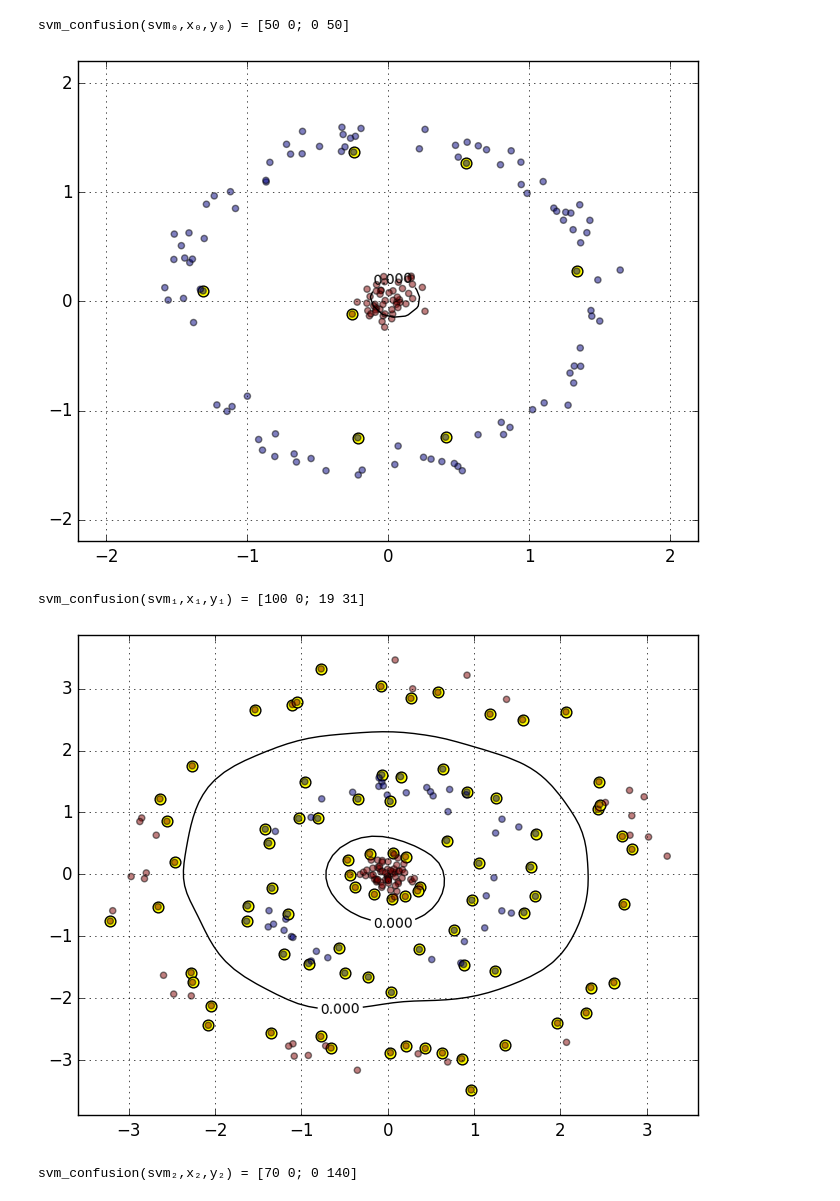
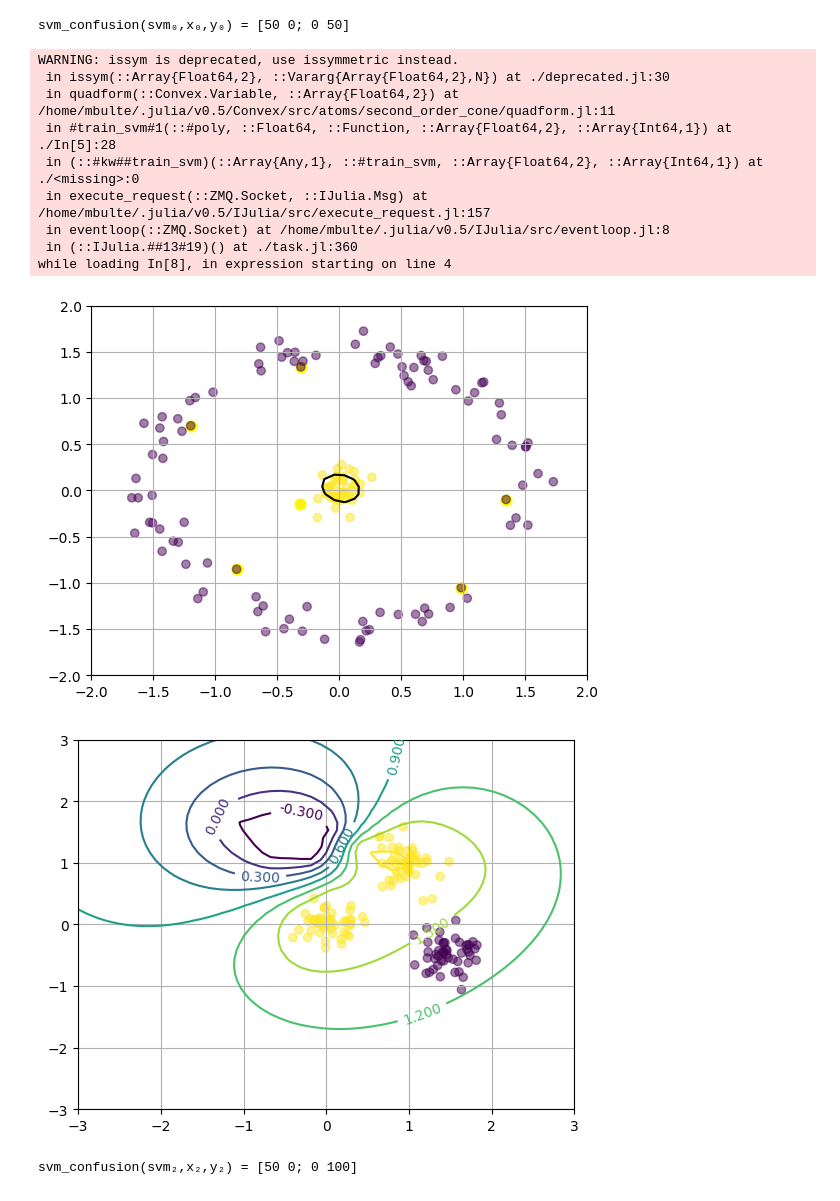
Before and after one commit to matthieubulte/proseminar-svm, a Jupyter notebook: svm.ipynb, the cells around one changed output. Saved outputs shown, nothing was run; the diff lists cells and outputs as text; code cells hidden in the pictures.

Commit message:
Add graphics, add more text about similarities/rbf/cosine

```diff
--- a/svm.ipynb
+++ b/svm.ipynb
@@ -54,5 +57,29 @@ function three_cocentric()
     y = repeat([1; -1; 1], inner=70)
     x, y
 end
+
+function three_clouds()
+    x = zeros(150, 2)
+    cloud!([0 0], x,   0, 50, Normal(0, 0.2))
+    cloud!([1 1], x,  50, 50, Normal(0, 0.2))
+    cloud!([1.5 1], x, 100, 50, Normal(0, 0.2))
+
+    y = repeat([1; 1; -1], inner=50)
+    x, y
+end
 # %% [output]
 three_cocentric (generic function with 1 method)
+# %%
+function three_clouds()
+    x = zeros(150, 2)
+    cloud!([0 0], x,   0, 50, Normal(0, 0.2))
+    cloud!([1 1], x,  50, 50, Normal(0, 0.2))
+    cloud!([1.5 -.5], x, 100, 50, Normal(0, 0.2))
+
+    y = repeat([1; 1; -1], inner=50)
+    x, y
+end
+
+
+x,y=three_clouds()
+scatter(x[:,1], x[:,2],c=y)
@@ -179,7 +210,7 @@ function svm_show_contour(svm :: SVM, xrange, yrange)
 
     zgrid = reshape(z, N, N)
 
-    cs = contour(xgrid, ygrid, zgrid, colors="black", levels=[0])
+    cs = contour(xgrid, ygrid, zgrid)
     clabel(cs, inline=1, fontsize=10)
     grid();
 end
@@ -208,18 +240,25 @@ svm_show_contour(svm₁, linspace(-2.0, 2.0, 50), linspace(-2.0, 2.0, 50))
 scatter(x₁[:, 1][svm₁.α .!= 0], x₁[:, 2][svm₁.α .!= 0], c="yellow", s=60)
 scatter(x₁[:, 1], x₁[:, 2], c=y₁, alpha=0.5);
 # %% [output]
+WARNING: issym is deprecated, use issymmetric instead.
+ in issym(::Array{Float64,2}, ::Vararg{Array{Float64,2},N}) at ./deprecated.jl:30
+ in quadform(::Convex.Variable, ::Array{Float64,2}) at /home/mbulte/.julia/v0.5/Convex/src/atoms/second_order_cone/quadform.jl:11
+ in #train_svm#1(::#poly, ::Float64, ::Function, ::Array{Float64,2}, ::Array{Int64,1}) at ./In[5]:28
+ in (::#kw##train_svm)(::Array{Any,1}, ::#train_svm, ::Array{Float64,2}, ::Array{Int64,1}) at ./<missing>:0
+ in execute_request(::ZMQ.Socket, ::IJulia.Msg) at /home/mbulte/.julia/v0.5/IJulia/src/execute_request.jl:157
+ in eventloop(::ZMQ.Socket) at /home/mbulte/.julia/v0.5/IJulia/src/eventloop.jl:8
+ in (::IJulia.##13#19)() at ./task.jl:360
+while loading In[8], in expression starting on line 4
-[figure, old version]
+[figure, new version]
-svm_confusion(svm₁,x₁,y₁) = [100 0; 19 31]
 # %%
-x₂, y₂ = three_cocentric()
+x₂, y₂ = three_clouds()
 rbf(l, r) = exp(-norm(l - r))
 
 svm₂ = train_svm(x₂, y₂, tol=10.0e-6, K=rbf)
 @show svm_confusion(svm₂, x₂, y₂)
 
 svm_show_contour(svm₂, linspace(-3.0, 3.0, 50), linspace(-3.0, 3.0, 50))
-scatter(x₂[:, 1][svm₂.α .!= 0], x₂[:, 2][svm₂.α .!= 0], c="yellow", s=60)
 scatter(x₂[:, 1], x₂[:, 2], c=y₂, alpha=0.5);
 # %% [output]
-[figure, old version]
+[figure, new version]
-svm_confusion(svm₂,x₂,y₂) = [70 0; 0 140]
+svm_confusion(svm₂,x₂,y₂) = [50 0; 0 100]
```
Also changed, not shown: parts of 4 cells of this notebook, 14 other files.
